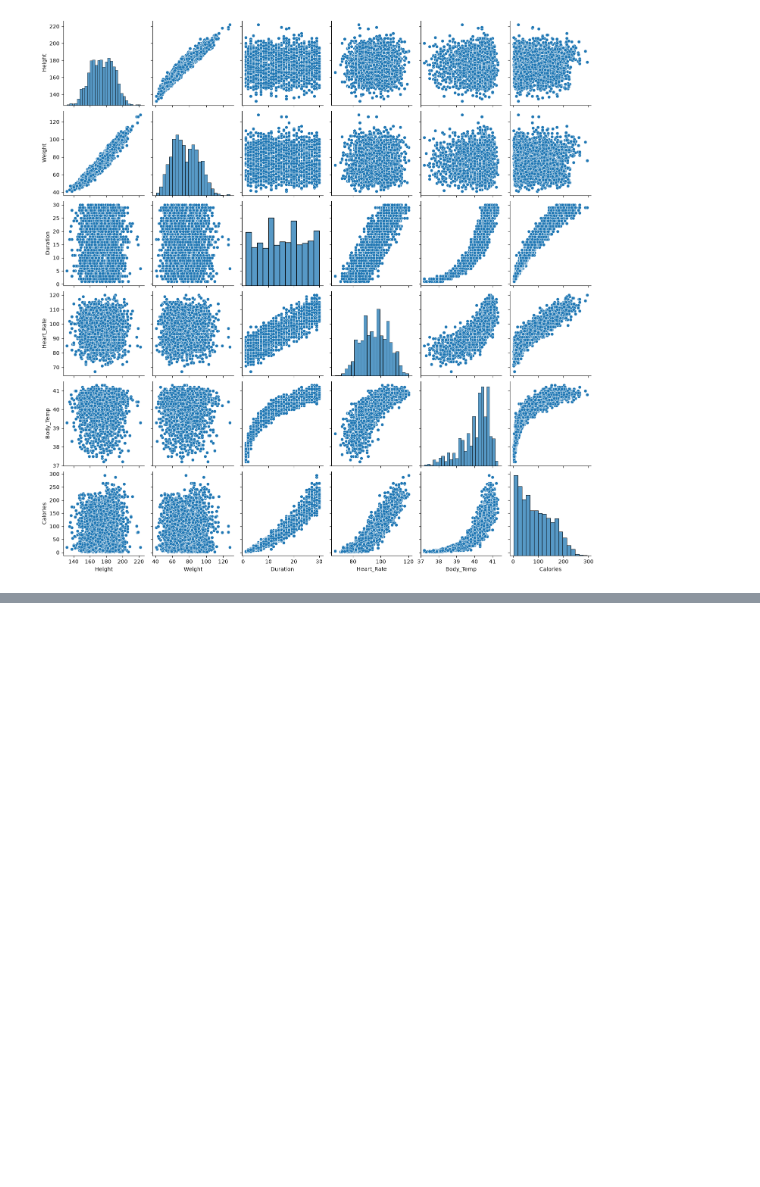
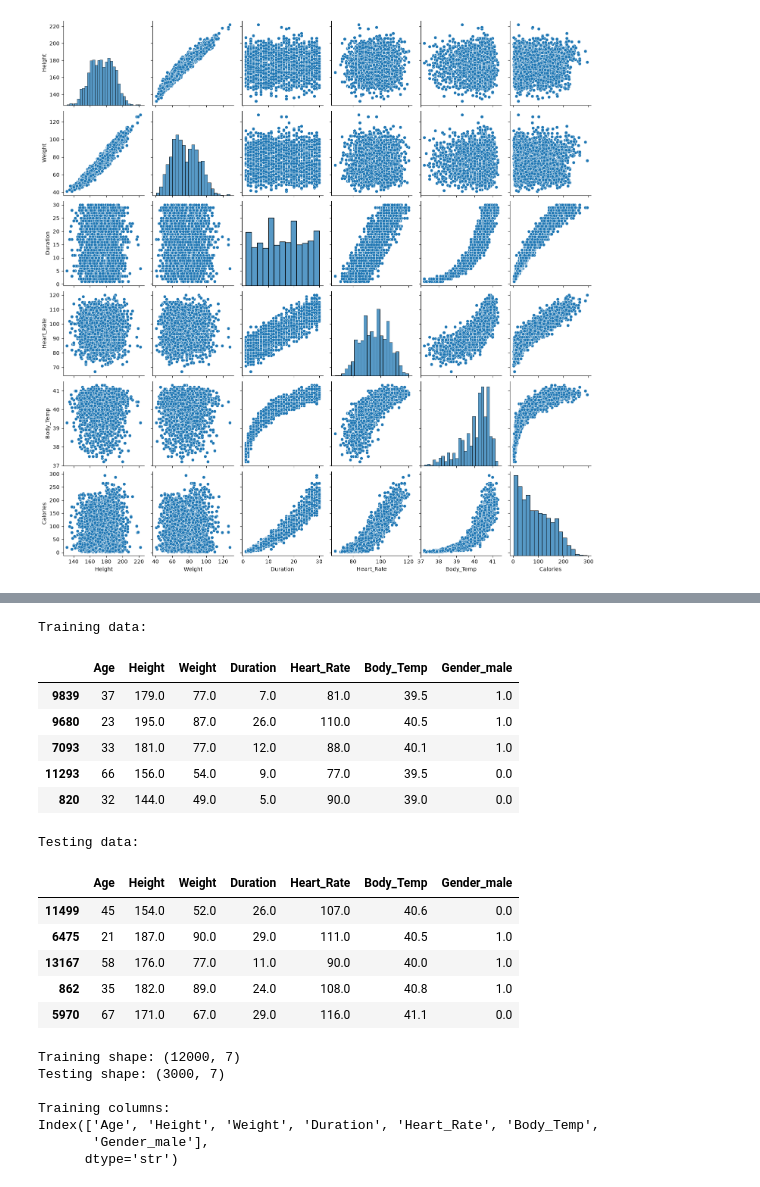
Before and after one commit to Jayadevika-jd/FitPredict, a Jupyter notebook: Notebooks/Fitpredict_preprocessinng.ipynb, the cells around one changed output, grey strips where cells are left out. Saved outputs shown, nothing was run; the diff lists cells and outputs as text; code cells hidden in the pictures; blank space fills up the shorter version.

```diff
--- a/Notebooks/Fitpredict_preprocessinng.ipynb
+++ b/Notebooks/Fitpredict_preprocessinng.ipynb
@@ -505,0 +546,9 @@ plt.show
+# %%
+from sklearn.preprocessing import OneHotEncoder
+encoder=OneHotEncoder(drop="first",handle_unknown="ignore",sparse_output=False)
+gender_train=encoder.fit_transform(X_train[["Gender"]])
+gender_test=encoder.transform(X_test[["Gender"]])
+print("Encoded training data:")
+print(gender_train[:5])
+print("\nEncoded testing data:")
+print(gender_test[:5])
@@ -505,0 +571,17 @@ plt.show
+# %%
+gender_train_df = pd.DataFrame(
+    gender_train,
+    columns=encoder.get_feature_names_out(["Gender"]),
+    index=X_train.index)
+
+gender_test_df = pd.DataFrame(
+    gender_test,
+    columns=encoder.get_feature_names_out(["Gender"]),
+    index=X_test.index)
+
+
+print("Encoded training data:")
+display(gender_train_df.head())
+
+print("Encoded testing data:")
+display(gender_test_df.head())
@@ -505,0 +603,39 @@ plt.show
+# %%
+X_train_encoded=X_train.drop(columns=["Gender"])
+X_test_encoded=X_test.drop(columns=["Gender"])
+X_train_encoded=pd.concat([X_train_encoded,gender_train_df],axis=1)
+X_test_encoded=pd.concat([X_test_encoded,gender_test_df],axis=1)
+
+print("Training data:")
+display(X_train_encoded.head())
+
+print("Testing data:")
+display(X_test_encoded.head())
+
+print("Training shape:",X_train_encoded.shape)
+print("Testing shape:",X_test_encoded.shape)
+
+print("\nTraining columns:")
+print(X_train_encoded.columns)
+# %% [output]
+Training data:
+|  | Age | Height | Weight | Duration | Heart_Rate | Body_Temp | Gender_male |
+| 9839 | 37 | 179.0 | 77.0 | 7.0 | 81.0 | 39.5 | 1.0 |
+| 9680 | 23 | 195.0 | 87.0 | 26.0 | 110.0 | 40.5 | 1.0 |
+| 7093 | 33 | 181.0 | 77.0 | 12.0 | 88.0 | 40.1 | 1.0 |
+| 11293 | 66 | 156.0 | 54.0 | 9.0 | 77.0 | 39.5 | 0.0 |
+| 820 | 32 | 144.0 | 49.0 | 5.0 | 90.0 | 39.0 | 0.0 |
+Testing data:
+|  | Age | Height | Weight | Duration | Heart_Rate | Body_Temp | Gender_male |
+| 11499 | 45 | 154.0 | 52.0 | 26.0 | 107.0 | 40.6 | 0.0 |
+| 6475 | 21 | 187.0 | 90.0 | 29.0 | 111.0 | 40.5 | 1.0 |
+| 13167 | 58 | 176.0 | 77.0 | 11.0 | 90.0 | 40.0 | 1.0 |
+| 862 | 35 | 182.0 | 89.0 | 24.0 | 108.0 | 40.8 | 1.0 |
+| 5970 | 67 | 171.0 | 67.0 | 29.0 | 116.0 | 41.1 | 0.0 |
+Training shape: (12000, 7)
+Testing shape: (3000, 7)
+
+Training columns:
+Index(['Age', 'Height', 'Weight', 'Duration', 'Heart_Rate', 'Body_Temp',
+       'Gender_male'],
+      dtype='str')
```
Also changed, not shown: parts of 23 cells of this notebook.
